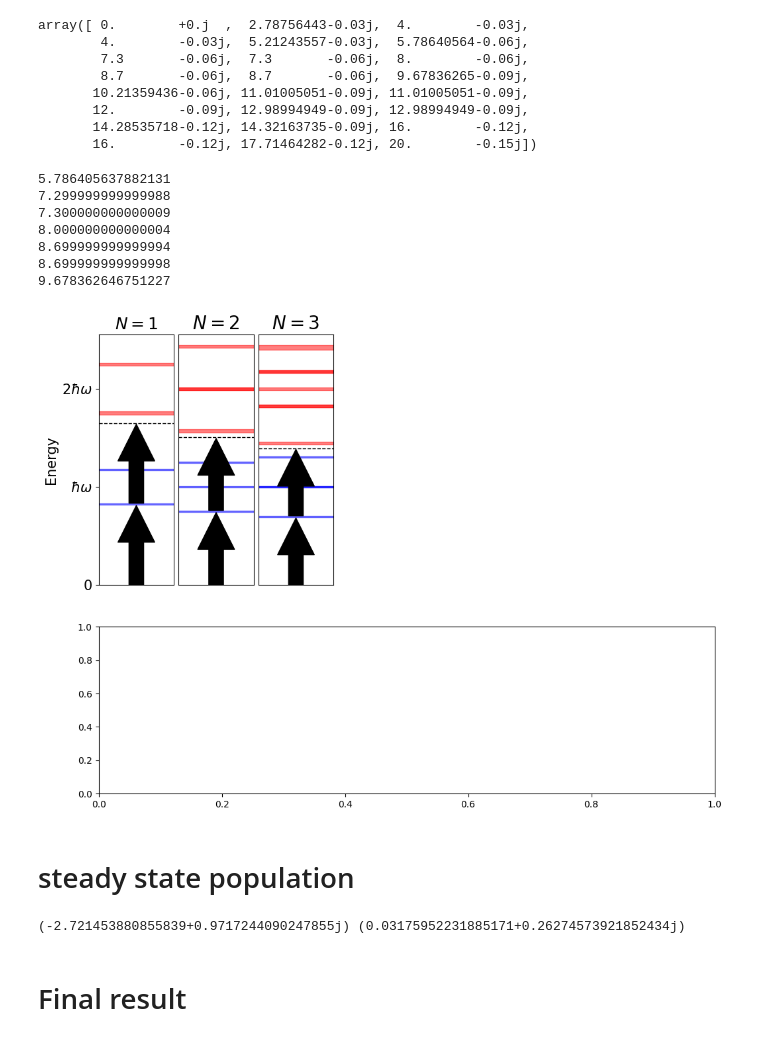
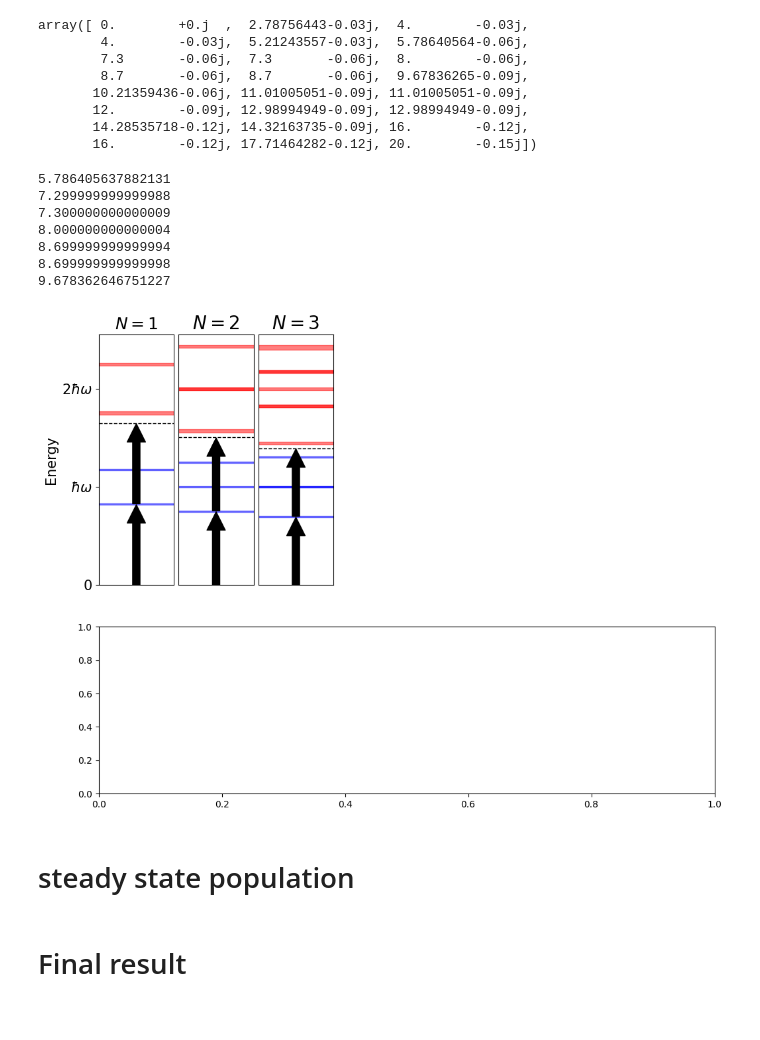
Before and after one commit to alexhrubin/Superconducting_conventional_photon_blockade, a Jupyter notebook: fig_1/fig1.ipynb, the cells around one changed output. Saved outputs shown, nothing was run; the diff lists cells and outputs as text; code cells hidden in the pictures.

Commit message:
Add cavity diagram to fig1 part b

```diff
--- a/fig_1/fig1.ipynb
+++ b/fig_1/fig1.ipynb
@@ -234,38 +234,38 @@ for energy in H_eff.eigenenergies()[1:5]:
 
 for energy in H_eff.eigenenergies()[5:12]:
     center = np.real(energy)
     print(center)
     width = np.imag(energy)
     rect = Rectangle((0, center - width), 1, 2*width, color='red', alpha=0.5)
     ax.add_patch(rect)
 
 
 polariton = np.real(H_eff.eigenenergies()[1])
-arrow = FancyArrowPatch((0.5, -0.1), (0.5, polariton+0.02),
-                                arrowstyle='simple', mutation_scale=80, color='black', lw=1)
+arrow = FancyArrowPatch((0.5, -0.1), (0.5, polariton+0.05),
+                                arrowstyle='simple', mutation_scale=40, color='black', lw=1)
 ax.add_patch(arrow)
-arrow = FancyArrowPatch((0.5, polariton-0.04), (0.5, 2*polariton+0.03),
-                                arrowstyle='simple', mutation_scale=80, color='black', lw=1)
+arrow = FancyArrowPatch((0.5, polariton-0.06), (0.5, 2*polariton+0.05),
+                                arrowstyle='simple', mutation_scale=40, color='black', lw=1)
 ax.add_patch(arrow)
 
 ax.axhline(2*polariton, linestyle='--', color='black', lw=1)
 
 ax.set_yticks([])
 ax.set_xticks([])
 ax.set_title("$N=3$", fontsize=20)
 ax.set_ylim(0, 10.2)
 
 fig.tight_layout()
 fig
 # %% [output]
 5.786405637882131
 7.299999999999988
 7.300000000000009
 8.000000000000004
 8.699999999999994
 8.699999999999998
 9.678362646751227
-[figure, old version]
+[figure, new version]
 # %% [markdown]
 # steady state population
 # %%
@@ -308,19 +306,6 @@ def H(pump_freq, pump_power, blockade = False):
             + g * (a.dag() * sigm + a * sigm.dag())
         )
     return h
-# %%
-pump_power = kappa * 0.5
-h = H(wc - g, pump_power, True)
-
-ss = steadystate(h, c_ops)
-a_ss = expect(a, ss)
-sigm_ss = expect(sigm, ss)
-
-trial = ( -(1j*wc + kappa/2) * a_ss - 1j*pump_power ) /g
-
-print(trial, sigm_ss)
-# %% [output]
-(-2.721453880855839+0.9717244090247855j) (0.03175952231885171+0.26274573921852434j)
 # %%
 pump_power = kappa * 0.5
 
```
Also changed, not shown: parts of 6 cells of this notebook, 3 other files.
